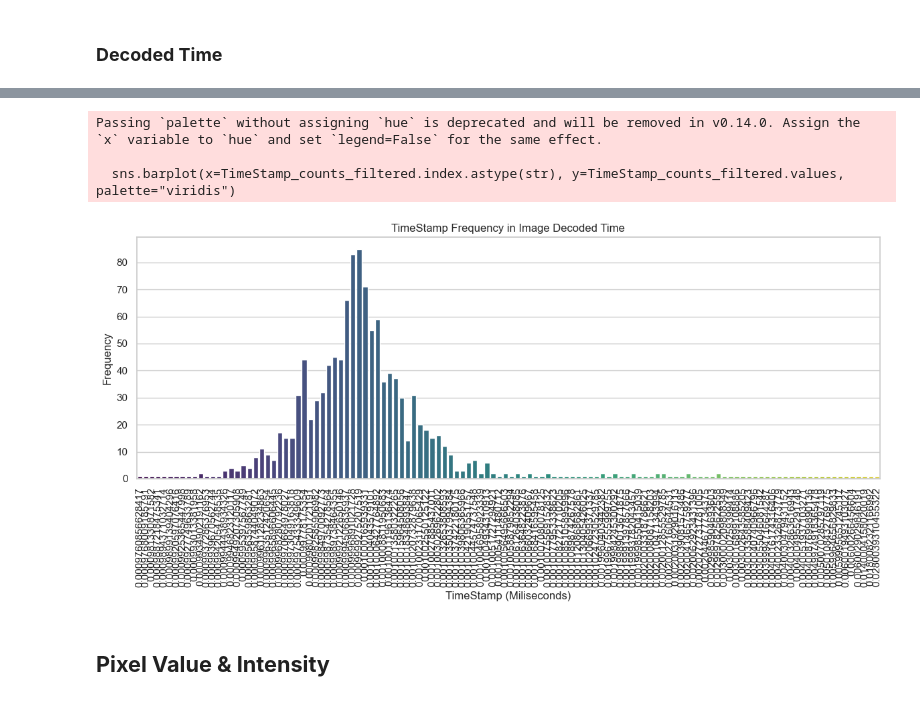
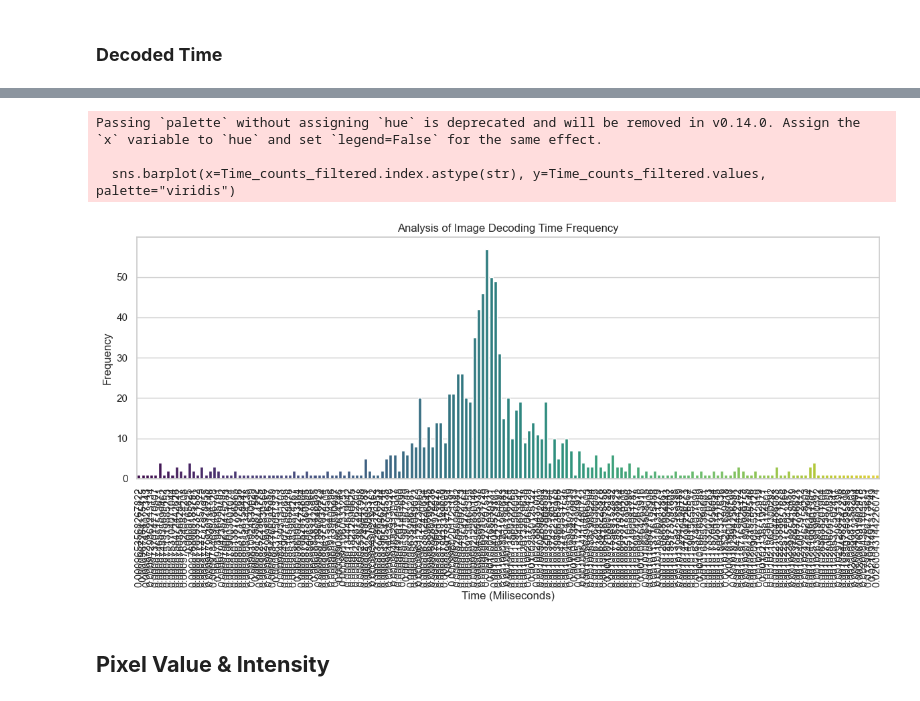
Before and after one commit to Adr4563/Algorithm-RSA, a Jupyter notebook: jupyter.ipynb, the cells around one changed output, grey strips where cells are left out. Saved outputs shown, nothing was run; the diff lists cells and outputs as text; code cells hidden in the pictures.

```diff
--- a/jupyter.ipynb
+++ b/jupyter.ipynb
@@ -135,0 +119,3 @@ Name: count, Length: 123, dtype: int64
+# %%
+Time_count_decoded = data_decoded['Time'].value_counts()
+Time_count_decoded
@@ -136,22 +136,22 @@ Name: count, Length: 123, dtype: int64
 # %%
 # Filter
-TimeStamp_counts_filtered = TimeStamp_count_decoded.loc[(TimeStamp_count_decoded < TimeStamp_count_decoded.max())].sort_index() # TimeStamp_count_decoded.max(): 66187
+Time_counts_filtered = Time_count_decoded.loc[(Time_count_decoded < Time_count_decoded.max())].sort_index() # Time_count_decoded.max(): 66187
 # Crear el gráfico de barras
 sns.set(style="whitegrid")
 
 plt.figure(figsize=(12, 6))
-sns.barplot(x=TimeStamp_counts_filtered.index.astype(str), y=TimeStamp_counts_filtered.values, palette="viridis")
-plt.xlabel('TimeStamp (Miliseconds)')
+sns.barplot(x=Time_counts_filtered.index.astype(str), y=Time_counts_filtered.values, palette="viridis")
+plt.xlabel('Time (Miliseconds)')
 plt.ylabel('Frequency')
-plt.title('TimeStamp Frequency in Image Decoded Time')
+plt.title('Analysis of Image Decoding Time Frequency')
 plt.xticks(rotation=90)
 plt.tight_layout()
 plt.show()
 # %% [output]
 Passing `palette` without assigning `hue` is deprecated and will be removed in v0.14.0. Assign the `x` variable to `hue` and set `legend=False` for the same effect.
 
-  sns.barplot(x=TimeStamp_counts_filtered.index.astype(str), y=TimeStamp_counts_filtered.values, palette="viridis")
+  sns.barplot(x=Time_counts_filtered.index.astype(str), y=Time_counts_filtered.values, palette="viridis")
-[figure, old version]
+[figure, new version]
 # %% [markdown]
 ## **Pixel Value & Intensity**
 # %% [markdown]
```
Also changed, not shown: parts of 17 cells of this notebook.
